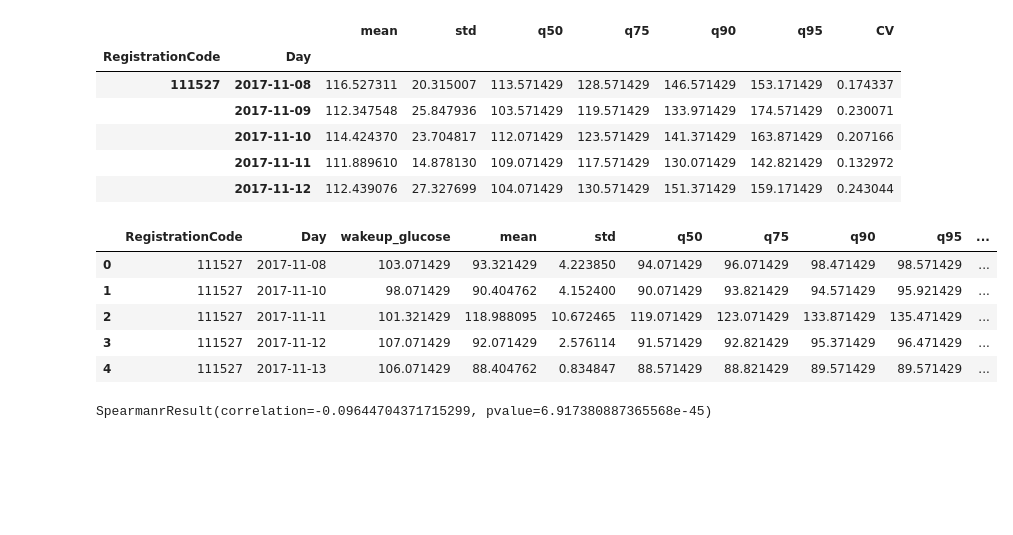
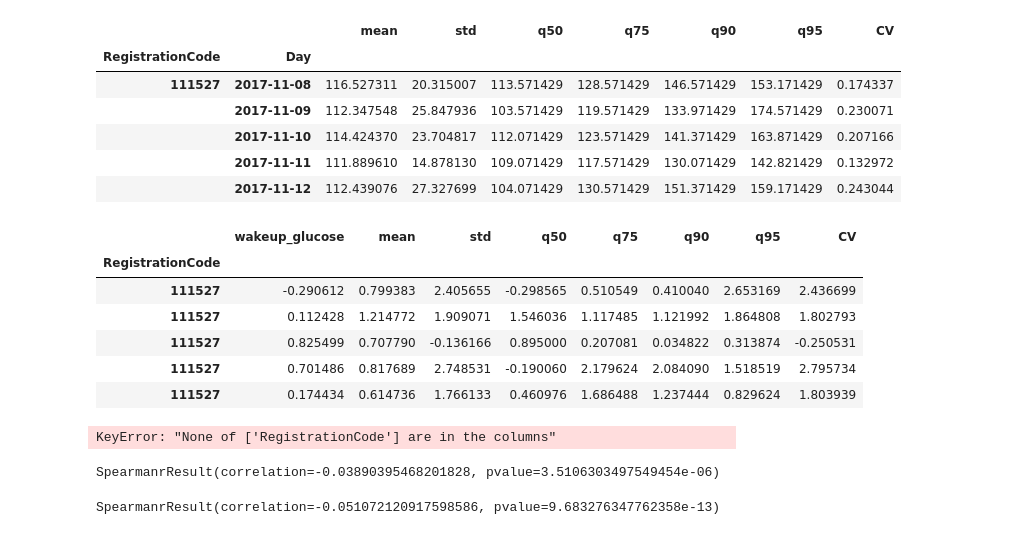
Before and after one commit to ElviraMingazova/MA_Thesis, a Jupyter notebook: Personalized correlations PNP3.ipynb, the cells around one changed output. Drawn from its saved outputs; the diff is of its cells as text; code cells hidden in the pictures; blank space fills up the shorter version.

Commit message:
possible explanation of the negative correlation between CV and wakeup glucose

```diff
--- a/Personalized correlations PNP3.ipynb
+++ b/Personalized correlations PNP3.ipynb
@@ -933,7 +939,8 @@ day_cgm_stats.head()
 |  | 2017-11-11 | 111.889610 | 14.878130 | 109.071429 | 117.571429 | 130.071429 | 142.821429 | 0.132972 |
 |  | 2017-11-12 | 112.439076 | 27.327699 | 104.071429 | 130.571429 | 151.371429 | 159.171429 | 0.243044 |
 # %%
-night_stats_1 = night_stats_1.reset_index('Day')
-night_stats_1['Day'] = pd.to_datetime(night_stats_1['Day'])
-night_stats_1_wakeup = pd.merge(wakeup_glucose, night_stats_1, on=['RegistrationCode', 'Day'])
+day_cgm_stats = day_cgm_stats.reset_index('Day')
+day_cgm_stats['Day'] = pd.to_datetime(day_cgm_stats['Day'])
+day_cgm_stats['Day'] = day_cgm_stats['Day'] + datetime.timedelta(days=1)
+day_cgm_stats_wakeup = pd.merge(wakeup_glucose, day_cgm_stats, on=['RegistrationCode', 'Day'])
 # %%
@@ -943,12 +951,13 @@ night_stats_2_wakeup = pd.merge(wakeup_glucose, night_stats_2, on=['Registration
 # %%
-night_stats_1_wakeup.head()
+day_cgm_stats_wakeup.head()
 # %% [output]
-|  | RegistrationCode | Day | wakeup_glucose | mean | std | q50 | q75 | q90 | q95 | ... |
-| 0 | 111527 | 2017-11-08 | 103.071429 | 93.321429 | 4.223850 | 94.071429 | 96.071429 | 98.471429 | 98.571429 | ... |
-| 1 | 111527 | 2017-11-10 | 98.071429 | 90.404762 | 4.152400 | 90.071429 | 93.821429 | 94.571429 | 95.921429 | ... |
-| 2 | 111527 | 2017-11-11 | 101.321429 | 118.988095 | 10.672465 | 119.071429 | 123.071429 | 133.871429 | 135.471429 | ... |
-| 3 | 111527 | 2017-11-12 | 107.071429 | 92.071429 | 2.576114 | 91.571429 | 92.821429 | 95.371429 | 96.471429 | ... |
-| 4 | 111527 | 2017-11-13 | 106.071429 | 88.404762 | 0.834847 | 88.571429 | 88.821429 | 89.571429 | 89.571429 | ... |
+|  | wakeup_glucose | mean | std | q50 | q75 | q90 | q95 | CV |
+| RegistrationCode |  |  |  |  |  |  |  |  |
+| 111527 | -0.290612 | 0.799383 | 2.405655 | -0.298565 | 0.510549 | 0.410040 | 2.653169 | 2.436699 |
+| 111527 | 0.112428 | 1.214772 | 1.909071 | 1.546036 | 1.117485 | 1.121992 | 1.864808 | 1.802793 |
+| 111527 | 0.825499 | 0.707790 | -0.136166 | 0.895000 | 0.207081 | 0.034822 | 0.313874 | -0.250531 |
+| 111527 | 0.701486 | 0.817689 | 2.748531 | -0.190060 | 2.179624 | 2.084090 | 1.518519 | 2.795734 |
+| 111527 | 0.174434 | 0.614736 | 1.766133 | 0.460976 | 1.686488 | 1.237444 | 0.829624 | 1.803939 |
 # %%
 def standardize_df(df):
     '''Turn numerical values to Z-scores'''
@@ -967,0 +974,4 @@ night_stats_2_wakeup = standardize_df(night_stats_2_wakeup)
+# %%
+day_cgm_stats_wakeup = standardize_df(day_cgm_stats_wakeup)
+# %% [output]
+KeyError: "None of ['RegistrationCode'] are in the columns"
@@ -968,5 +980,10 @@ night_stats_2_wakeup = standardize_df(night_stats_2_wakeup)
 # %%
-spearman = spearmanr(night_stats_1_wakeup['CV'], night_stats_1_wakeup['wakeup_glucose'])
+spearman = spearmanr(day_cgm_stats_wakeup['CV'], day_cgm_stats_wakeup['wakeup_glucose'])
 print(spearman)
 # %% [output]
-SpearmanrResult(correlation=-0.09644704371715299, pvalue=6.917380887365568e-45)
+SpearmanrResult(correlation=-0.03890395468201828, pvalue=3.5106303497549454e-06)
+# %%
+spearman = spearmanr(evening_stats_wakeup['CV'], evening_stats_wakeup['wakeup_glucose'])
+print(spearman)
+# %% [output]
+SpearmanrResult(correlation=-0.051072120917598586, pvalue=9.683276347762358e-13)
```
Also changed, not shown: parts of 38 cells of this notebook, 1 other file.
